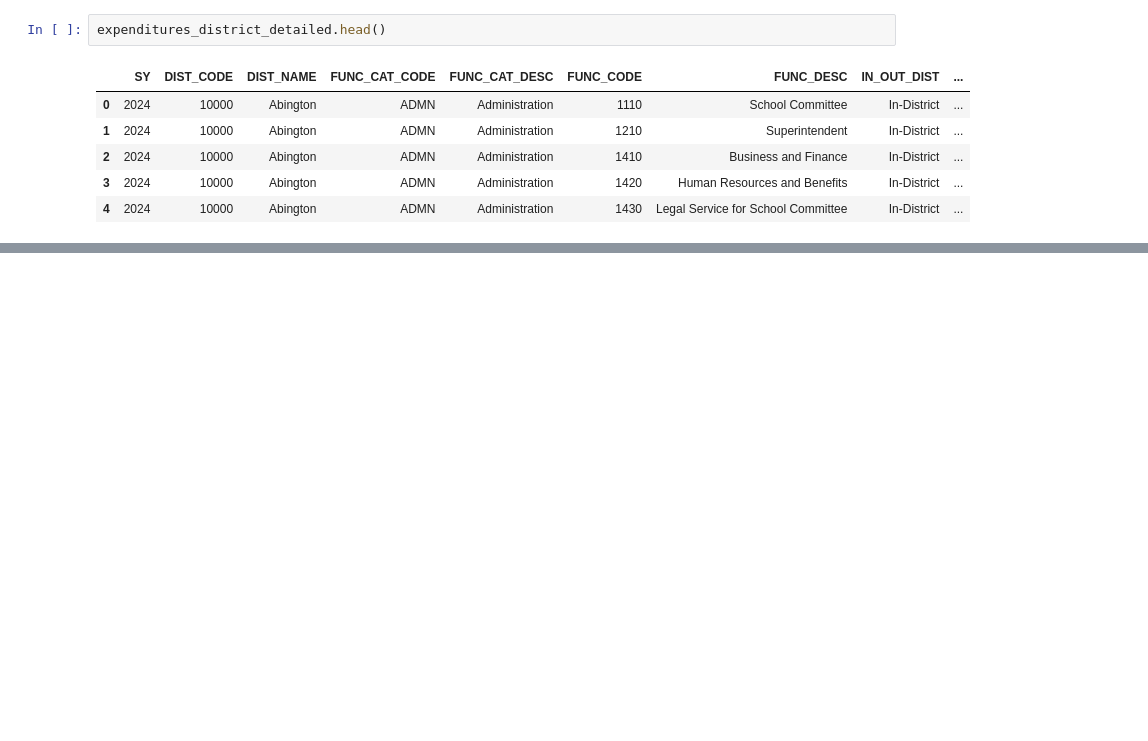
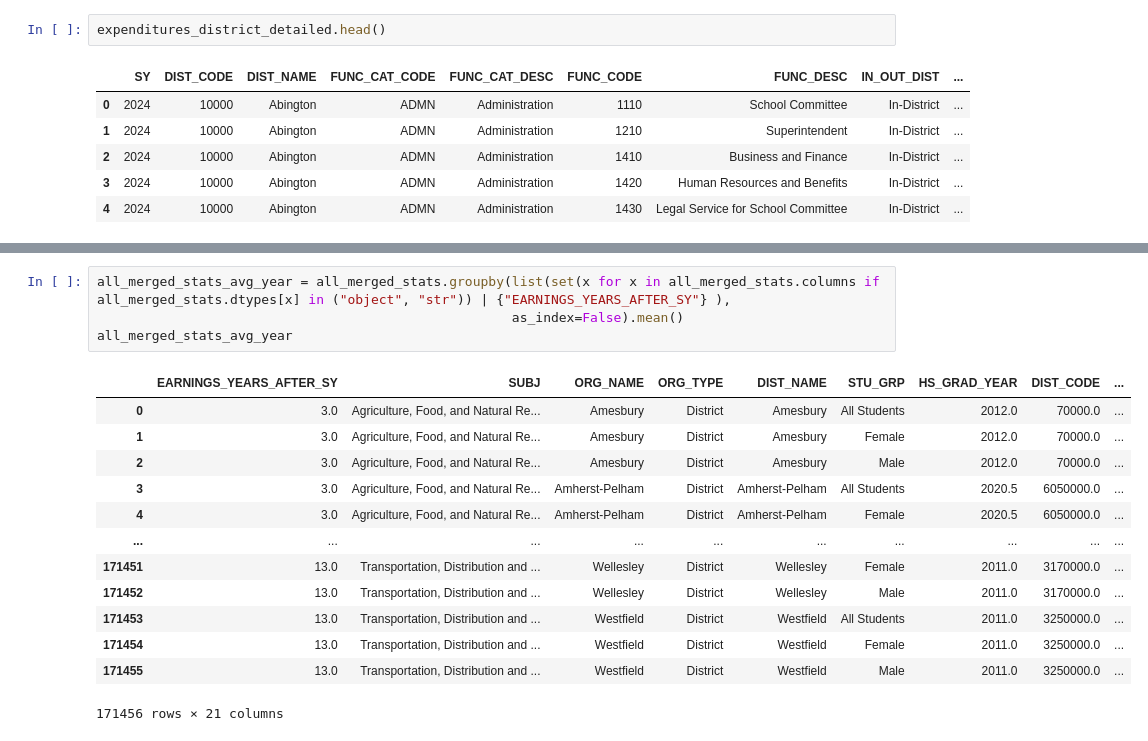
Before and after one commit to wilSecord/studio-projects, a Jupyter notebook: week3_girlsinc/explorin.ipynb, the cells around one changed output, grey strips where cells are left out. Saved outputs shown, nothing was run; the diff lists cells and outputs as text; blank space fills up the shorter version.

```diff
--- a/week3_girlsinc/explorin.ipynb
+++ b/week3_girlsinc/explorin.ipynb
@@ -246,0 +276,18 @@ all_merged_stats.head(n=10)
+# %%
+all_merged_stats_avg_year = all_merged_stats.groupby(list(set(x for x in all_merged_stats.columns if all_merged_stats.dtypes[x] in ("object", "str")) | {"EARNINGS_YEARS_AFTER_SY"} ),
+                                                     as_index=False).mean()
+all_merged_stats_avg_year
+# %% [output]
+|  | EARNINGS_YEARS_AFTER_SY | SUBJ | ORG_NAME | ORG_TYPE | DIST_NAME | STU_GRP | HS_GRAD_YEAR | DIST_CODE | ... |
+| 0 | 3.0 | Agriculture, Food, and Natural Re... | Amesbury | District | Amesbury | All Students | 2012.0 | 70000.0 | ... |
+| 1 | 3.0 | Agriculture, Food, and Natural Re... | Amesbury | District | Amesbury | Female | 2012.0 | 70000.0 | ... |
+| 2 | 3.0 | Agriculture, Food, and Natural Re... | Amesbury | District | Amesbury | Male | 2012.0 | 70000.0 | ... |
+| 3 | 3.0 | Agriculture, Food, and Natural Re... | Amherst-Pelham | District | Amherst-Pelham | All Students | 2020.5 | 6050000.0 | ... |
+| 4 | 3.0 | Agriculture, Food, and Natural Re... | Amherst-Pelham | District | Amherst-Pelham | Female | 2020.5 | 6050000.0 | ... |
+| ... | ... | ... | ... | ... | ... | ... | ... | ... | ... |
+| 171451 | 13.0 | Transportation, Distribution and ... | Wellesley | District | Wellesley | Female | 2011.0 | 3170000.0 | ... |
+| 171452 | 13.0 | Transportation, Distribution and ... | Wellesley | District | Wellesley | Male | 2011.0 | 3170000.0 | ... |
+| 171453 | 13.0 | Transportation, Distribution and ... | Westfield | District | Westfield | All Students | 2011.0 | 3250000.0 | ... |
+| 171454 | 13.0 | Transportation, Distribution and ... | Westfield | District | Westfield | Female | 2011.0 | 3250000.0 | ... |
+| 171455 | 13.0 | Transportation, Distribution and ... | Westfield | District | Westfield | Male | 2011.0 | 3250000.0 | ... |
+171456 rows × 21 columns
```
Also changed, not shown: parts of 5 cells of this notebook.
